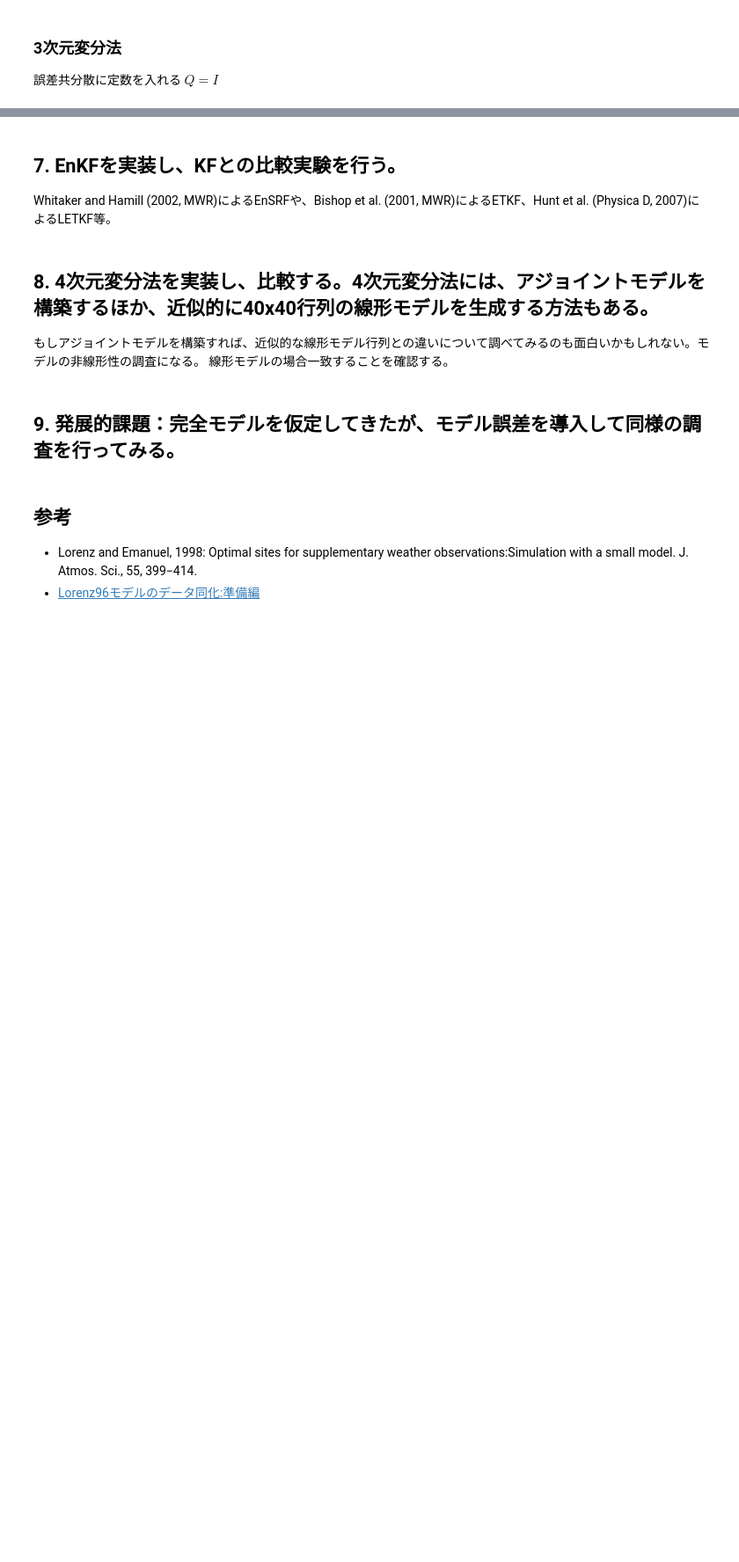
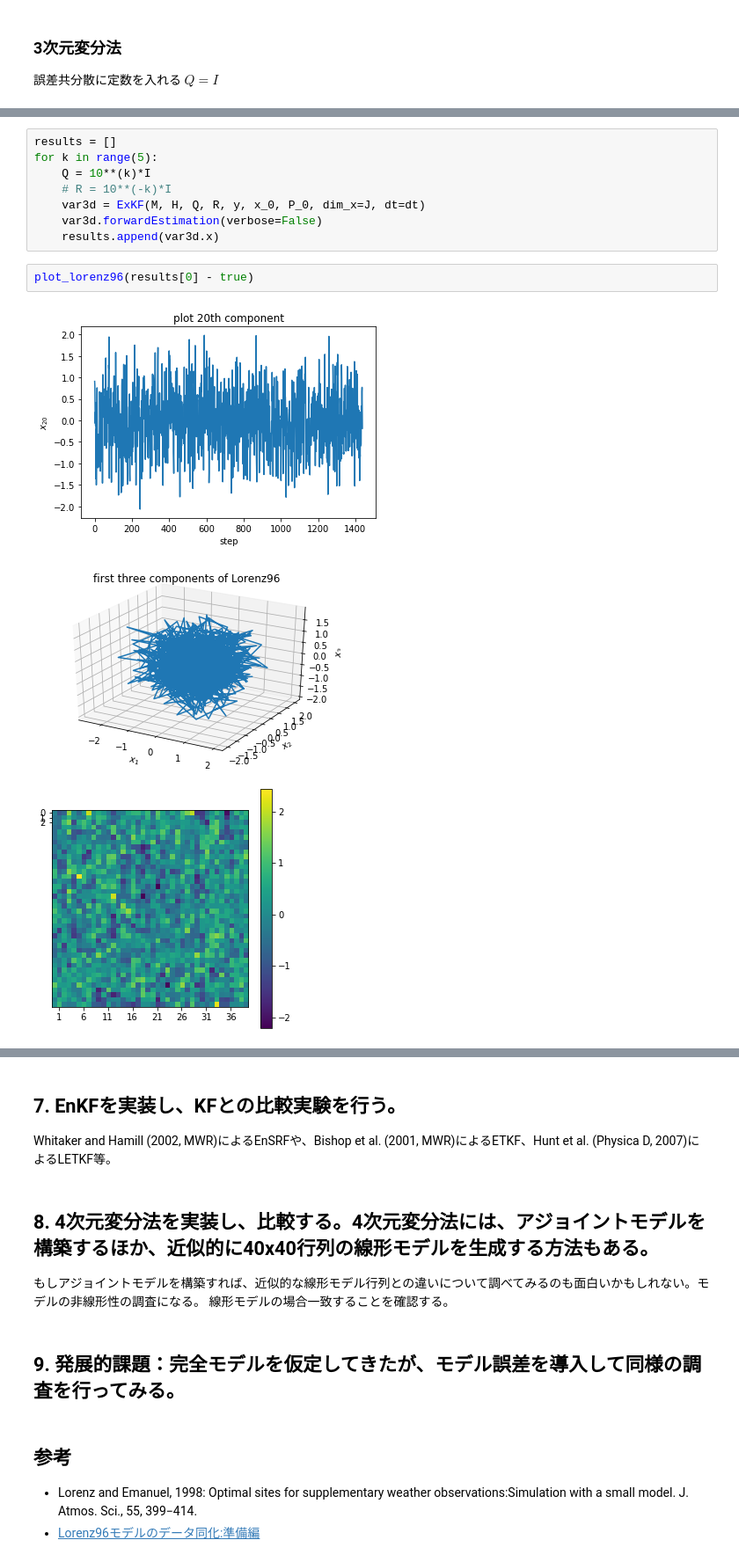
Before and after one commit to KotaTakeda/rccs_online_school, a Jupyter notebook: work.ipynb, the cells around one changed output, grey strips where cells are left out. Shown at 88% size. Saved outputs shown, nothing was run; the diff lists cells and outputs as text; blank space fills up the shorter version.

```diff
--- a/work.ipynb
+++ b/work.ipynb
@@ -423,0 +462,14 @@ plot_lorenz96(var3d.x)
+# %%
+results = []
+for k in range(5):
+    Q = 10**(k)*I
+    # R = 10**(-k)*I
+    var3d = ExKF(M, H, Q, R, y, x_0, P_0, dim_x=J, dt=dt)
+    var3d.forwardEstimation(verbose=False)
+    results.append(var3d.x)
+# %%
+plot_lorenz96(results[0] - true)
+# %% [output]
+[figure, added]
+[figure, added]
+[figure, added]
```
Also changed, not shown: parts of 14 cells of this notebook.
